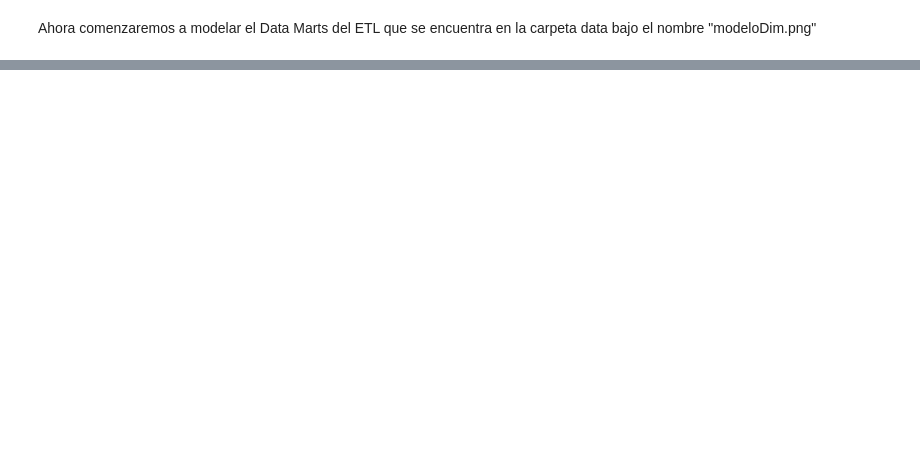
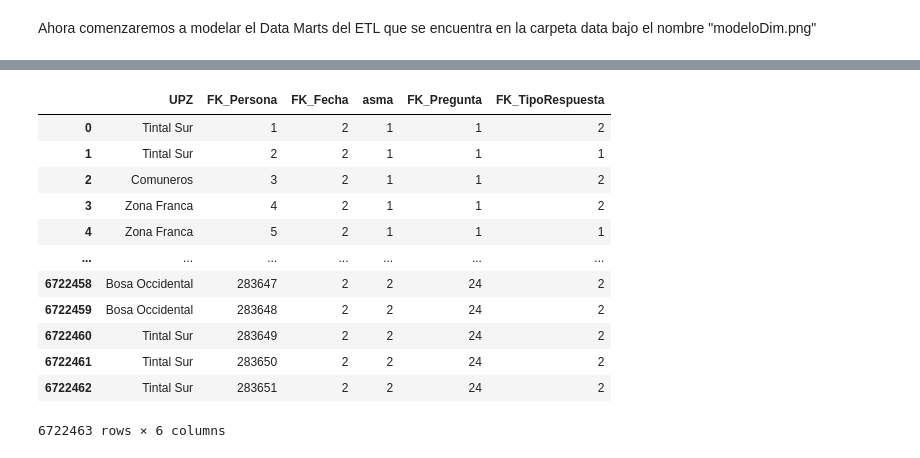
Before and after one commit to JMarts32/proyecto2BI, a Jupyter notebook: data.ipynb, the cells around one changed output, grey strips where cells are left out. Drawn from its saved outputs; the diff is of its cells as text; code cells hidden in the pictures; blank space fills up the shorter version.

```diff
--- a/data.ipynb
+++ b/data.ipynb
@@ -124,0 +292,16 @@ df_tipo
+# %%
+df_complete
+# %% [output]
+|  | UPZ | FK_Persona | FK_Fecha | asma | FK_Pregunta | FK_TipoRespuesta |
+| 0 | Tintal Sur | 1 | 2 | 1 | 1 | 2 |
+| 1 | Tintal Sur | 2 | 2 | 1 | 1 | 1 |
+| 2 | Comuneros | 3 | 2 | 1 | 1 | 2 |
+| 3 | Zona Franca | 4 | 2 | 1 | 1 | 2 |
+| 4 | Zona Franca | 5 | 2 | 1 | 1 | 1 |
+| ... | ... | ... | ... | ... | ... | ... |
+| 6722458 | Bosa Occidental | 283647 | 2 | 2 | 24 | 2 |
+| 6722459 | Bosa Occidental | 283648 | 2 | 2 | 24 | 2 |
+| 6722460 | Tintal Sur | 283649 | 2 | 2 | 24 | 2 |
+| 6722461 | Tintal Sur | 283650 | 2 | 2 | 24 | 2 |
+| 6722462 | Tintal Sur | 283651 | 2 | 2 | 24 | 2 |
+6722463 rows × 6 columns
```
Also changed, not shown: parts of 17 cells of this notebook, 4 other files.
